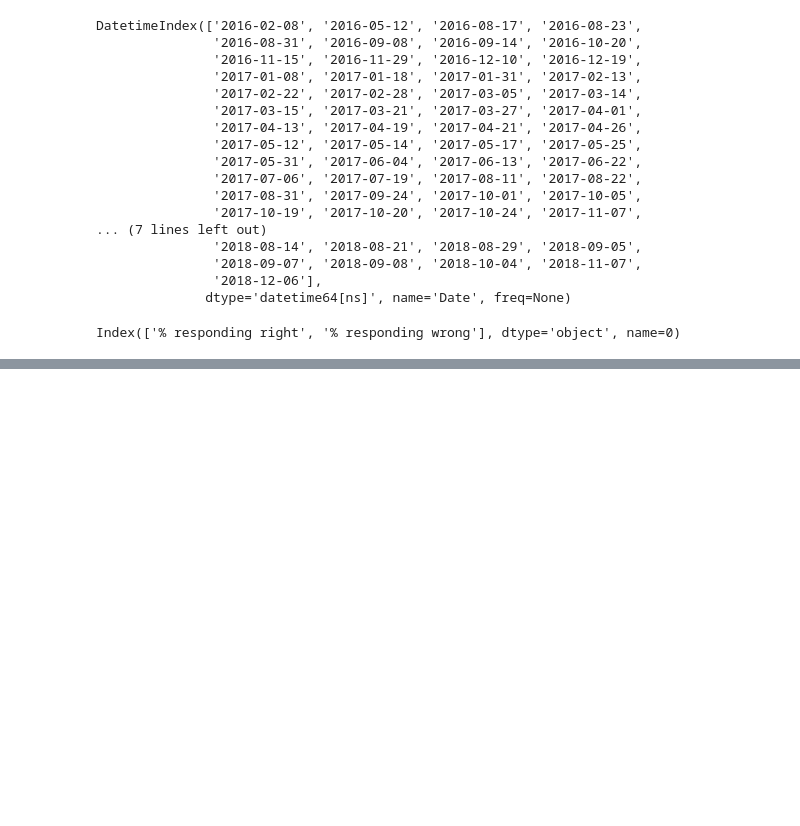
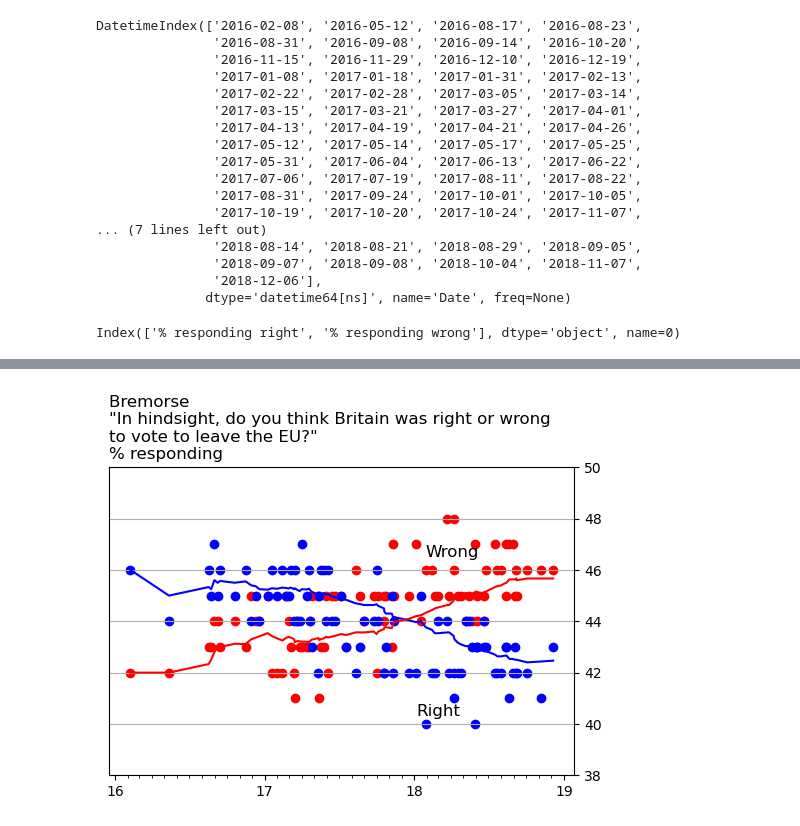
Before and after one commit to MachukaJoy/datavisualization_week1, a Jupyter notebook: week1.ipynb, the cells around one changed output, grey strips where cells are left out. Cells and saved outputs as stored; diff of their text form; code cells hidden in the pictures; blank space fills up the shorter version.

```diff
--- a/week1.ipynb
+++ b/week1.ipynb
@@ -138,0 +220,43 @@ dtype: object
+# %%
+# Plotting scatter plots with trend lines
+fig, ax = plt.subplots(figsize=(6, 4))
+
+# Calculate rolling averages that we will use for smooth trend lines
+window_size = 30
+smoothtrendline_right = df['% responding right'].rolling(window=window_size, min_periods=1).mean()
+smoothtrendline_wrong = df['% responding wrong'].rolling(window=window_size, min_periods=1).mean()
+
+
+# Scatter plot for "Wrong" responses
+ax.scatter(df.index, df['% responding wrong'], color='red')
+
+# Scatter plot for "Right" responses
+ax.scatter(df.index, df['% responding right'], color='blue')
+
+# plotting the smooth trendlines
+ax.plot(df.index, smoothtrendline_right, color='blue')
+ax.plot(df.index, smoothtrendline_wrong, color='red')
+
+# Set major ticks for years and minor ticks for scale markers
+ax.xaxis.set_major_locator(mdates.YearLocator())
+ax.xaxis.set_minor_locator(mdates.MonthLocator())
+
+# Format the major ticks to show only the year
+ax.xaxis.set_major_formatter(mdates.DateFormatter('%y'))
+
+# Set y-axis limits
+ax.set_ylim(bottom=38, top=50)
+
+# Add text on the plot
+ax.text(df.index[-32], 46.5, 'Wrong', fontsize=12)
+ax.text(df.index[-34], 40.3, 'Right', fontsize=12)
+
+# Set y-axis on the right
+ax.yaxis.tick_right()
+
+ax.grid(axis='y')
+
+plt.title('Bremorse \n"In hindsight, do you think Britain was right or wrong\nto vote to leave the EU?"\n% responding', loc='left')
+plt.show()
+# %% [output]
+[figure, added]
```
Also changed, not shown: parts of 29 cells of this notebook, 2 other files.
